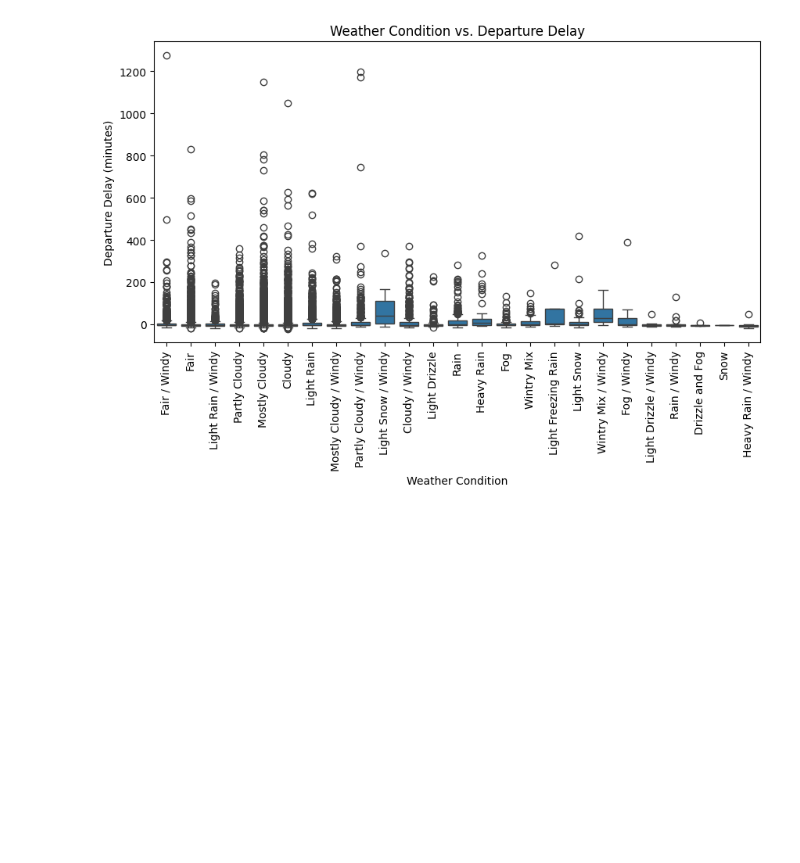
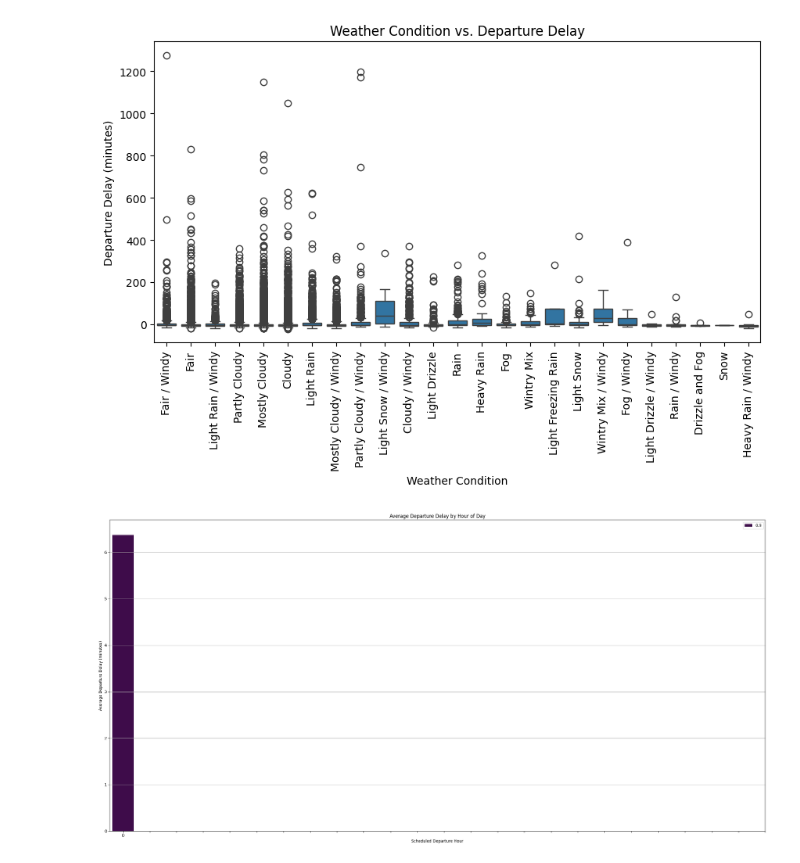
Before and after one commit to dpushkaran/Airline_370_Project, a Jupyter notebook: JFK_Data_Visualization.ipynb, the cells around one changed output. Saved outputs shown, nothing was run; the diff lists cells and outputs as text; code cells hidden in the pictures; blank space fills up the shorter version.

```diff
--- a/JFK_Data_Visualization.ipynb
+++ b/JFK_Data_Visualization.ipynb
@@ -118,3 +118,20 @@ plt.ylabel('Departure Delay (minutes)')
 plt.show()
 # %% [output]
 [figure]
+# %%
+jfk_df = pd.read_csv("JFK-Flights.csv")
+jfk_df = jfk_df.dropna(subset=["DEP_DELAY", "sch_dep"])
+jfk_df["Hour"] = (jfk_df["sch_dep"] // 60).astype(int)
+avg_delay_per_hour = jfk_df.groupby("Hour")["DEP_DELAY"].mean().reset_index()
+# %%
+plt.figure(figsize=(24, 12))
+sns.barplot(x="Hour", y="DEP_DELAY", data=avg_delay_per_hour, palette="viridis", hue=0.9)
+plt.title("Average Departure Delay by Hour of Day")
+plt.xlabel("Scheduled Departure Hour")
+plt.ylabel("Average Departure Delay (minutes)")
+plt.grid(True, axis='y')
+plt.xticks(ticks=np.arange(0, 25, 1))
+plt.tight_layout()
+plt.show()
+# %% [output]
+[figure, added]
```
Also changed, not shown: 5 other files.
